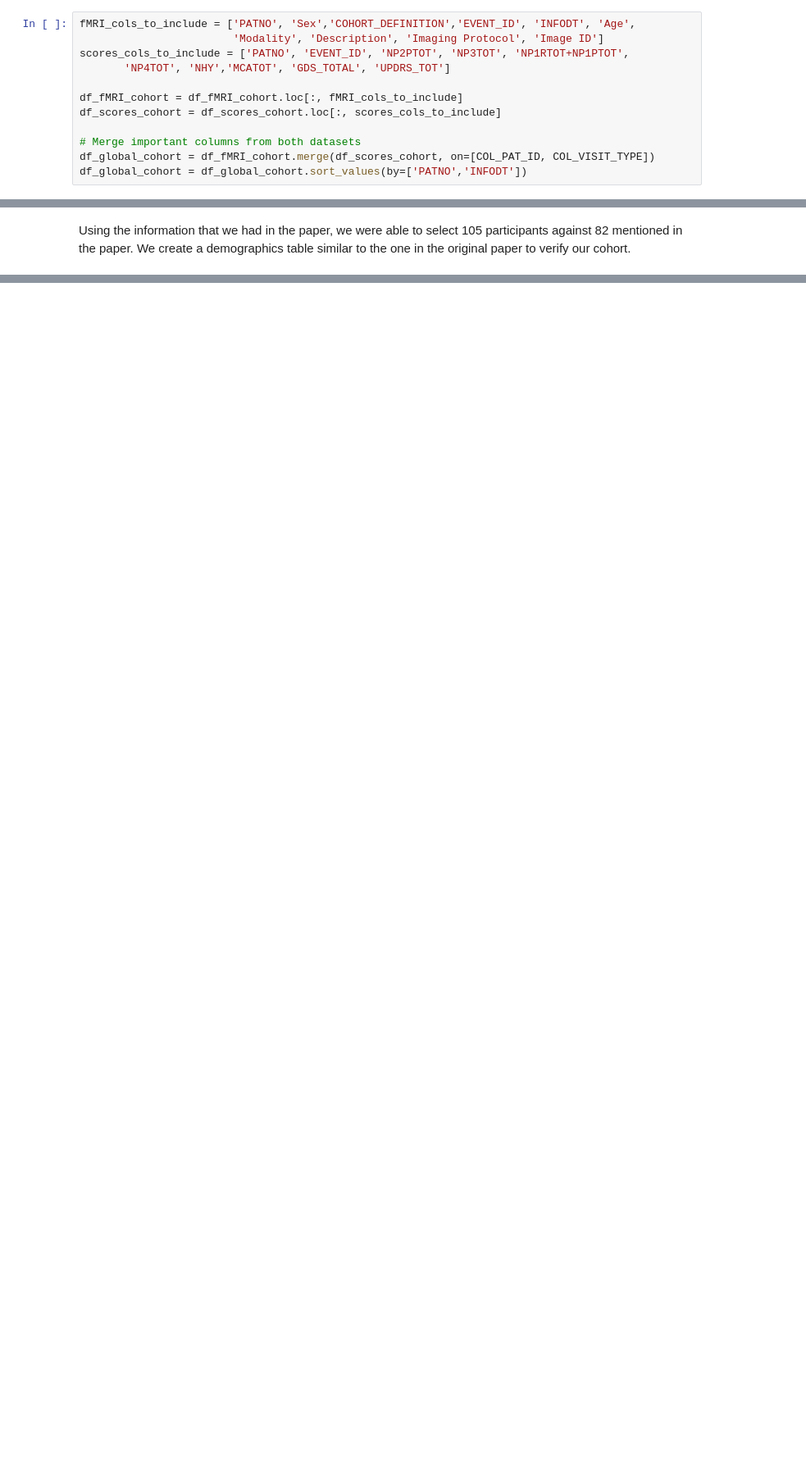
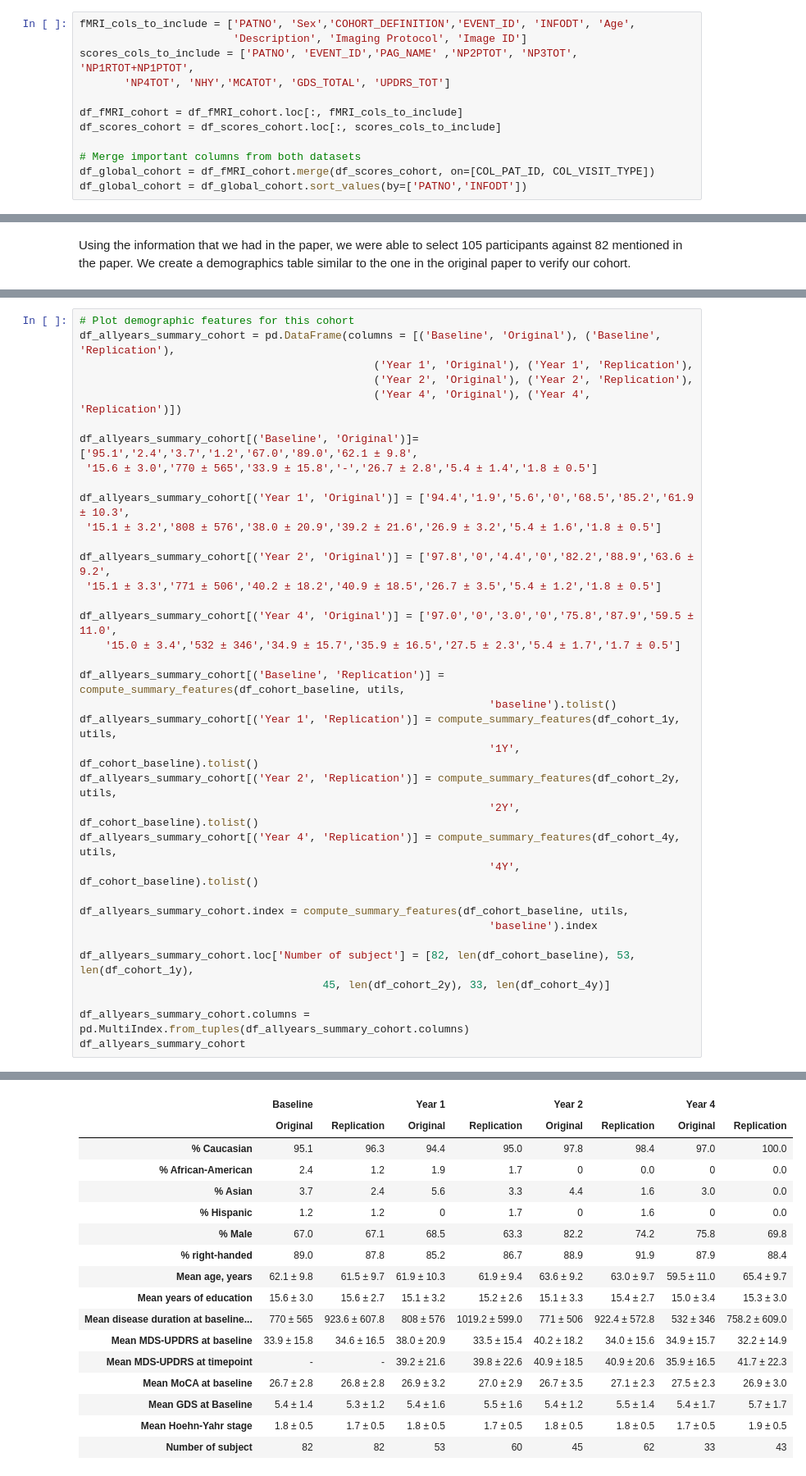
Before and after one commit to elodiegermani/nguyen-etal-2021, a Jupyter notebook: nguyen-etal-2021.ipynb, the cells around one changed output, grey strips where cells are left out. Shown at 82% size. Cells and saved outputs as stored; diff of their text form; blank space fills up the shorter version.

```diff
--- a/nguyen-etal-2021.ipynb
+++ b/nguyen-etal-2021.ipynb
@@ -261,8 +292,8 @@ for i in range(len(df_fMRI_subset)):
                     )
 # %%
 fMRI_cols_to_include = ['PATNO', 'Sex','COHORT_DEFINITION','EVENT_ID', 'INFODT', 'Age',
-                        'Modality', 'Description', 'Imaging Protocol', 'Image ID']
-scores_cols_to_include = ['PATNO', 'EVENT_ID', 'NP2PTOT', 'NP3TOT', 'NP1RTOT+NP1PTOT',
+                        'Description', 'Imaging Protocol', 'Image ID']
+scores_cols_to_include = ['PATNO', 'EVENT_ID','PAG_NAME' ,'NP2PTOT', 'NP3TOT', 'NP1RTOT+NP1PTOT',
        'NP4TOT', 'NHY','MCATOT', 'GDS_TOTAL', 'UPDRS_TOT']
 
 df_fMRI_cohort = df_fMRI_cohort.loc[:, fMRI_cols_to_include]
@@ -641,0 +492,37 @@ To obtain the same number of participants in each cohort, we will randomly sampl
+# %%
+# Plot demographic features for this cohort
+df_allyears_summary_cohort = pd.DataFrame(columns = [('Baseline', 'Original'), ('Baseline', 'Replication'),
+                                              ('Year 1', 'Original'), ('Year 1', 'Replication'),
+                                              ('Year 2', 'Original'), ('Year 2', 'Replication'),
+                                              ('Year 4', 'Original'), ('Year 4', 'Replication')])
+
+df_allyears_summary_cohort[('Baseline', 'Original')]=['95.1','2.4','3.7','1.2','67.0','89.0','62.1 ± 9.8',
+ '15.6 ± 3.0','770 ± 565','33.9 ± 15.8','-','26.7 ± 2.8','5.4 ± 1.4','1.8 ± 0.5']
+
+df_allyears_summary_cohort[('Year 1', 'Original')] = ['94.4','1.9','5.6','0','68.5','85.2','61.9 ± 10.3',
+ '15.1 ± 3.2','808 ± 576','38.0 ± 20.9','39.2 ± 21.6','26.9 ± 3.2','5.4 ± 1.6','1.8 ± 0.5']
+
+df_allyears_summary_cohort[('Year 2', 'Original')] = ['97.8','0','4.4','0','82.2','88.9','63.6 ± 9.2',
+ '15.1 ± 3.3','771 ± 506','40.2 ± 18.2','40.9 ± 18.5','26.7 ± 3.5','5.4 ± 1.2','1.8 ± 0.5']
+
+df_allyears_summary_cohort[('Year 4', 'Original')] = ['97.0','0','3.0','0','75.8','87.9','59.5 ± 11.0',
+    '15.0 ± 3.4','532 ± 346','34.9 ± 15.7','35.9 ± 16.5','27.5 ± 2.3','5.4 ± 1.7','1.7 ± 0.5']
+
+df_allyears_summary_cohort[('Baseline', 'Replication')] = compute_summary_features(df_cohort_baseline, utils,
+                                                                'baseline').tolist()
+df_allyears_summary_cohort[('Year 1', 'Replication')] = compute_summary_features(df_cohort_1y, utils,
+                                                                '1Y', df_cohort_baseline).tolist()
+df_allyears_summary_cohort[('Year 2', 'Replication')] = compute_summary_features(df_cohort_2y, utils,
+                                                                '2Y', df_cohort_baseline).tolist()
+df_allyears_summary_cohort[('Year 4', 'Replication')] = compute_summary_features(df_cohort_4y, utils,
+                                                                '4Y', df_cohort_baseline).tolist()
+
+df_allyears_summary_cohort.index = compute_summary_features(df_cohort_baseline, utils,
+                                                                'baseline').index
+
+df_allyears_summary_cohort.loc['Number of subject'] = [82, len(df_cohort_baseline), 53, len(df_cohort_1y),
+                                      45, len(df_cohort_2y), 33, len(df_cohort_4y)]
+
+df_allyears_summary_cohort.columns = pd.MultiIndex.from_tuples(df_allyears_summary_cohort.columns)
+df_allyears_summary_cohort
+# %% [output]
@@ -641,0 +534,17 @@ To obtain the same number of participants in each cohort, we will randomly sampl
+|  | Baseline |  | Year 1 |  | Year 2 |  | Year 4 |  |
+|  | Original | Replication | Original | Replication | Original | Replication | Original | Replication |
+| % Caucasian | 95.1 | 96.3 | 94.4 | 95.0 | 97.8 | 98.4 | 97.0 | 100.0 |
+| % African-American | 2.4 | 1.2 | 1.9 | 1.7 | 0 | 0.0 | 0 | 0.0 |
+| % Asian | 3.7 | 2.4 | 5.6 | 3.3 | 4.4 | 1.6 | 3.0 | 0.0 |
+| % Hispanic | 1.2 | 1.2 | 0 | 1.7 | 0 | 1.6 | 0 | 0.0 |
+| % Male | 67.0 | 67.1 | 68.5 | 63.3 | 82.2 | 74.2 | 75.8 | 69.8 |
+| % right-handed | 89.0 | 87.8 | 85.2 | 86.7 | 88.9 | 91.9 | 87.9 | 88.4 |
+| Mean age, years | 62.1 ± 9.8 | 61.5 ± 9.7 | 61.9 ± 10.3 | 61.9 ± 9.4 | 63.6 ± 9.2 | 63.0 ± 9.7 | 59.5 ± 11.0 | 65.4 ± 9.7 |
+| Mean years of education | 15.6 ± 3.0 | 15.6 ± 2.7 | 15.1 ± 3.2 | 15.2 ± 2.6 | 15.1 ± 3.3 | 15.4 ± 2.7 | 15.0 ± 3.4 | 15.3 ± 3.0 |
+| Mean disease duration at baseline... | 770 ± 565 | 923.6 ± 607.8 | 808 ± 576 | 1019.2 ± 599.0 | 771 ± 506 | 922.4 ± 572.8 | 532 ± 346 | 758.2 ± 609.0 |
+| Mean MDS-UPDRS at baseline | 33.9 ± 15.8 | 34.6 ± 16.5 | 38.0 ± 20.9 | 33.5 ± 15.4 | 40.2 ± 18.2 | 34.0 ± 15.6 | 34.9 ± 15.7 | 32.2 ± 14.9 |
+| Mean MDS-UPDRS at timepoint | - | - | 39.2 ± 21.6 | 39.8 ± 22.6 | 40.9 ± 18.5 | 40.9 ± 20.6 | 35.9 ± 16.5 | 41.7 ± 22.3 |
+| Mean MoCA at baseline | 26.7 ± 2.8 | 26.8 ± 2.8 | 26.9 ± 3.2 | 27.0 ± 2.9 | 26.7 ± 3.5 | 27.1 ± 2.3 | 27.5 ± 2.3 | 26.9 ± 3.0 |
+| Mean GDS at Baseline | 5.4 ± 1.4 | 5.3 ± 1.2 | 5.4 ± 1.6 | 5.5 ± 1.6 | 5.4 ± 1.2 | 5.5 ± 1.4 | 5.4 ± 1.7 | 5.7 ± 1.7 |
+| Mean Hoehn-Yahr stage | 1.8 ± 0.5 | 1.7 ± 0.5 | 1.8 ± 0.5 | 1.7 ± 0.5 | 1.8 ± 0.5 | 1.8 ± 0.5 | 1.7 ± 0.5 | 1.9 ± 0.5 |
+| Number of subject | 82 | 82 | 53 | 60 | 45 | 62 | 33 | 43 |
```
Also changed, not shown: parts of 63 cells of this notebook, 3 other files.
